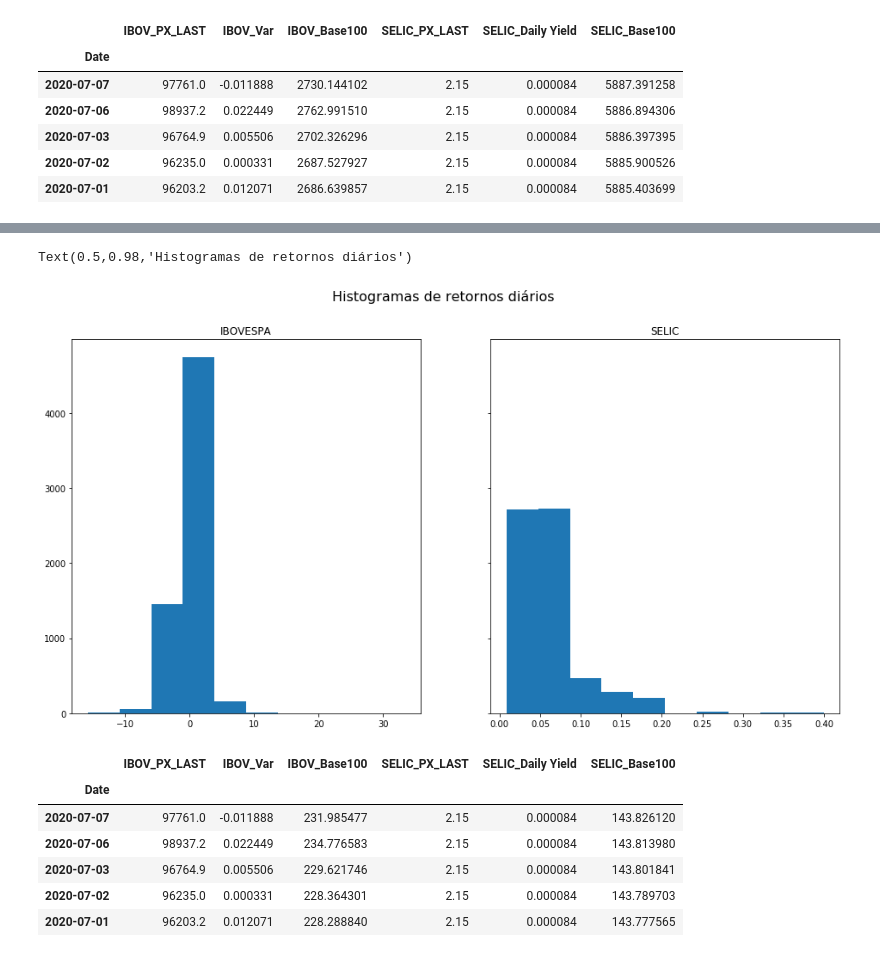
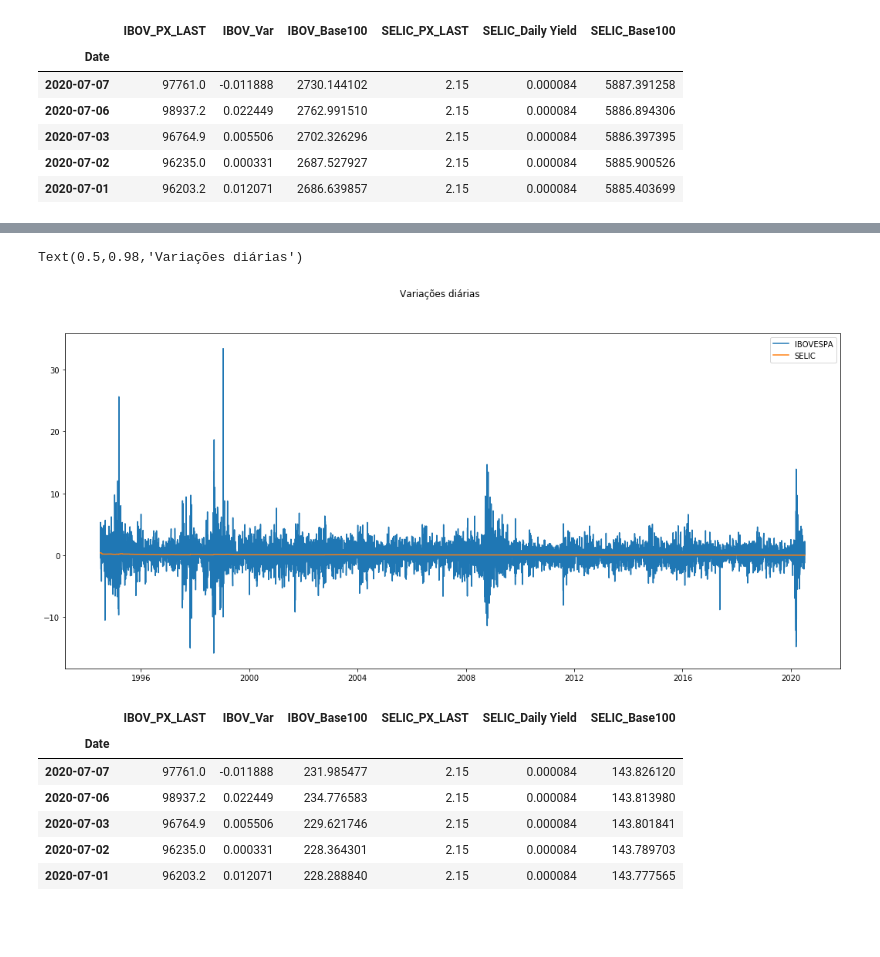
Before and after one commit to Pombalino/FGV, a Jupyter notebook: Trab1Fin2.ipynb, the cells around one changed output, grey strips where cells are left out. Drawn from its saved outputs; the diff is of its cells as text; code cells hidden in the pictures; blank space fills up the shorter version.

```diff
--- a/Trab1Fin2.ipynb
+++ b/Trab1Fin2.ipynb
@@ -27,13 +28,12 @@ AttributeError: module 'matplotlib.pyplot' has no attribute 'ticker'
 # %%
-fig, ax = plt.subplots(1,2, sharey=True, figsize=(16,8))
-ax[0].hist(sh.IBOV_Var*100)
-ax[0].set_title("IBOVESPA")
-ax[1].hist(sh['SELIC_Daily Yield']*100)
-ax[1].set_title("SELIC")
-fig.suptitle("Histogramas de retornos diários", fontsize=16)
+fig, ax = plt.subplots()
+ax.plot(sh.IBOV_Var*100, label="IBOVESPA")
+ax.plot(sh['SELIC_Daily Yield']*100, label="SELIC")
+leg = ax.legend()
+fig.suptitle("Variações diárias")
 # %% [output]
-Text(0.5,0.98,'Histogramas de retornos diários')
+Text(0.5,0.98,'Variações diárias')
-[figure, old version]
+[figure, new version]
 # %%
 # importando a série histórica desde 2016
 sh16 = pd.read_excel(r"C:\Users\Pohlmann\Documents\FGV\9º Semestre\Fin2\Trabalho 1 - Fin2.xlsx", sheet_name="SH16", index_col=0)
```
Also changed, not shown: parts of 15 cells of this notebook.
